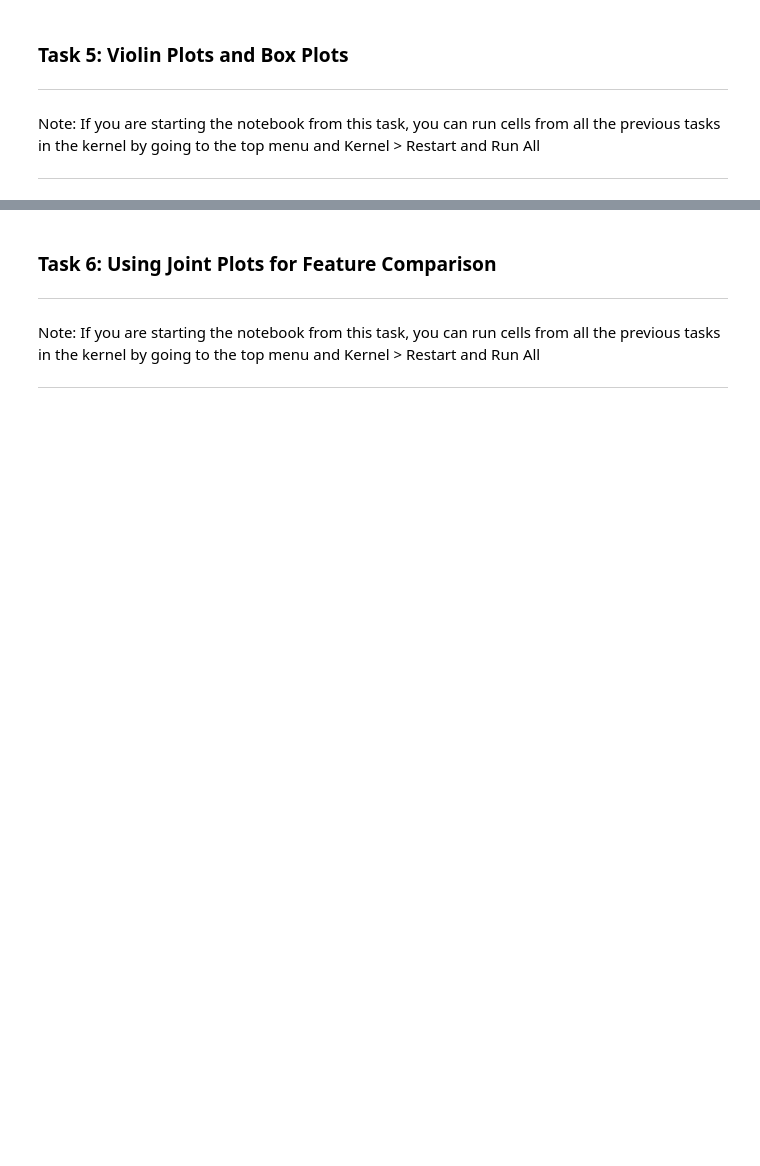
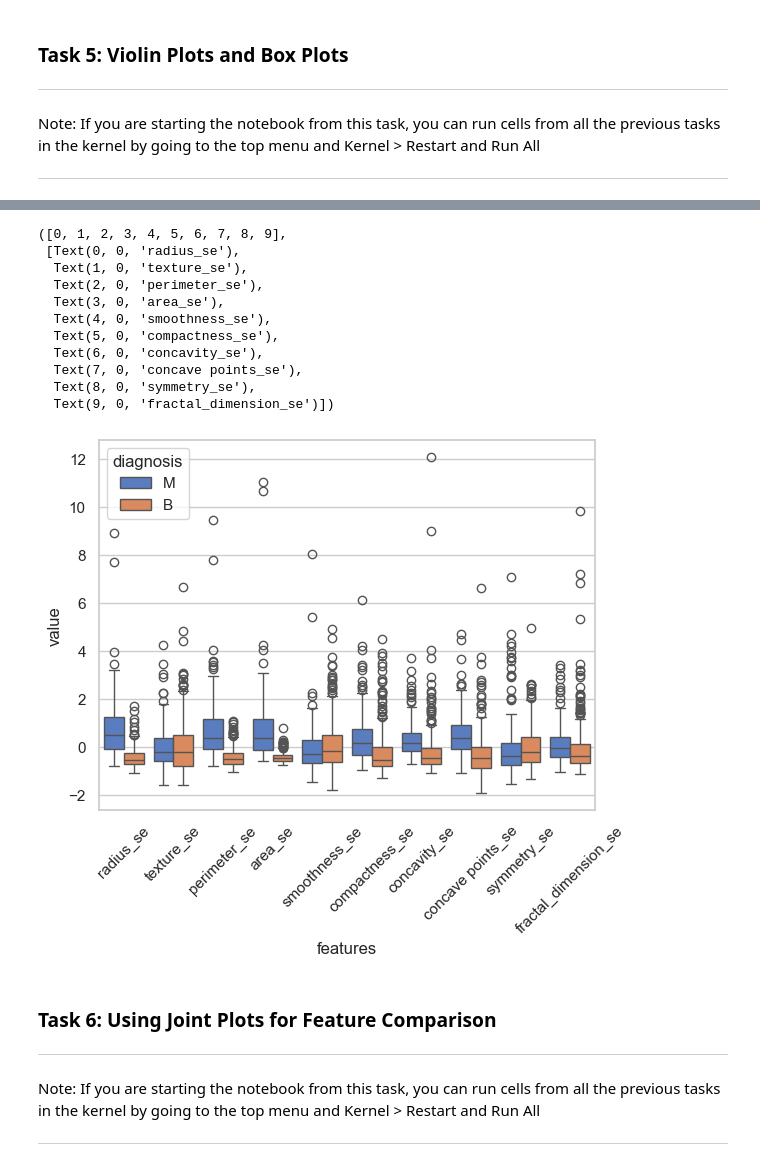
Before and after one commit to rasikasrimal/TumorDiagnosis, a Jupyter notebook: Learner_Notebook.ipynb, the cells around one changed output, grey strips where cells are left out. Drawn from its saved outputs; the diff is of its cells as text; code cells hidden in the pictures; blank space fills up the shorter version.

```diff
--- a/Learner_Notebook.ipynb
+++ b/Learner_Notebook.ipynb
@@ -177,3 +198,19 @@ plt.xticks(rotation=45)
+# %%
+sns.boxplot(x="features", y="value", hue="diagnosis", data=data)
+plt.xticks(rotation=45)
+# %% [output]
+([0, 1, 2, 3, 4, 5, 6, 7, 8, 9],
+ [Text(0, 0, 'radius_se'),
+  Text(1, 0, 'texture_se'),
+  Text(2, 0, 'perimeter_se'),
+  Text(3, 0, 'area_se'),
+  Text(4, 0, 'smoothness_se'),
+  Text(5, 0, 'compactness_se'),
+  Text(6, 0, 'concavity_se'),
+  Text(7, 0, 'concave points_se'),
+  Text(8, 0, 'symmetry_se'),
+  Text(9, 0, 'fractal_dimension_se')])
+[figure, added]
 # %% [markdown]
 ### Task 6: Using Joint Plots for Feature Comparison
 ***
```
Also changed, not shown: parts of 9 cells of this notebook.
